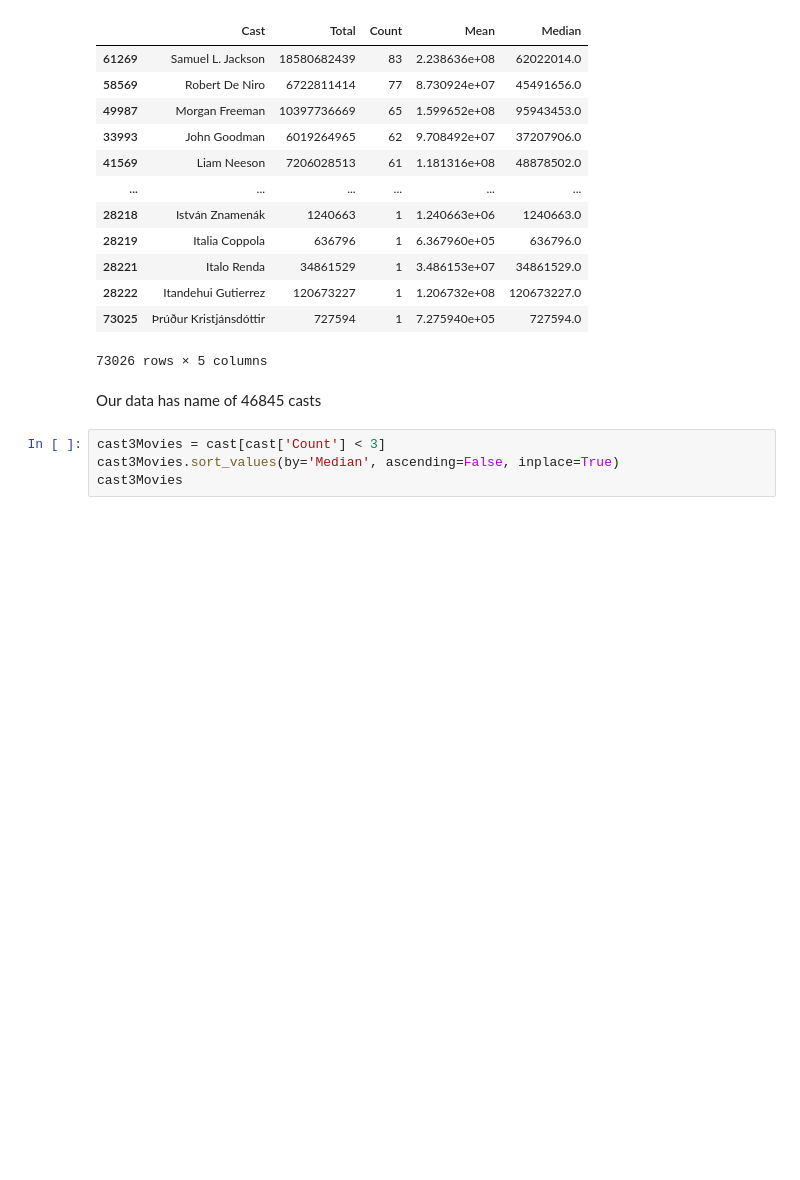
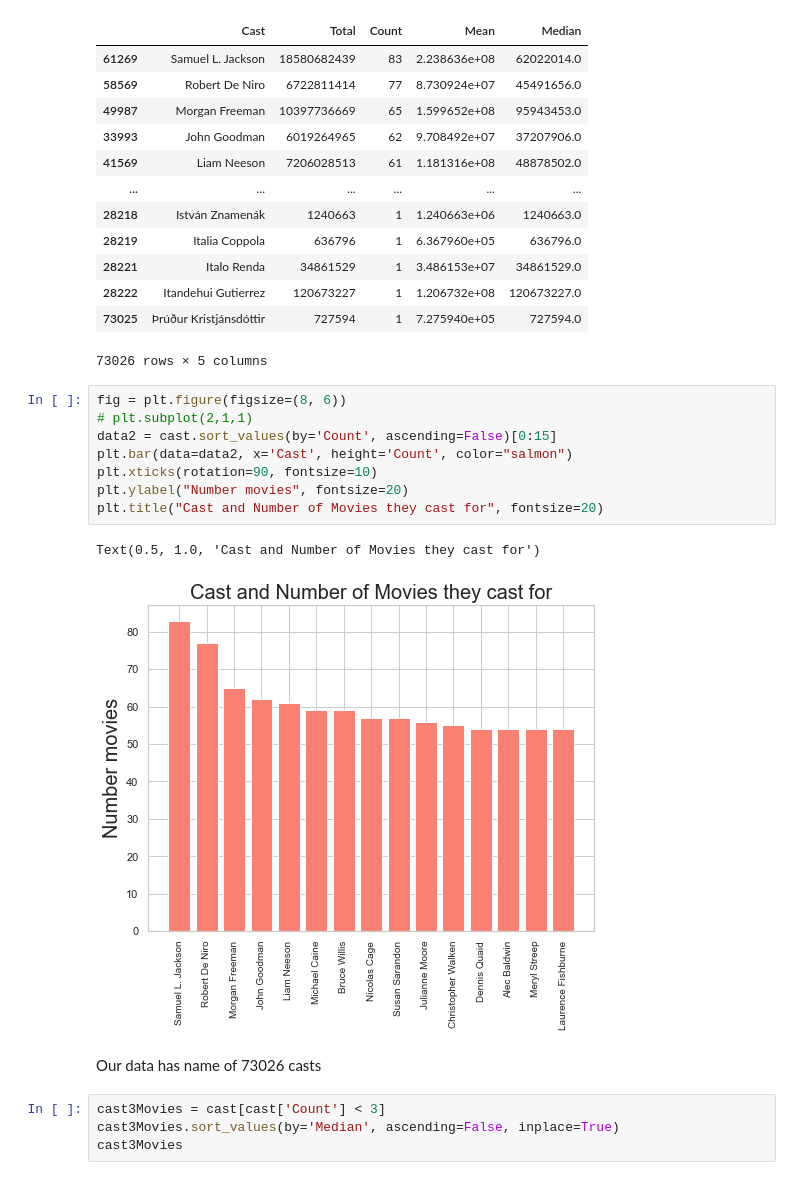
Before and after one commit to theobmgit/bor-prediction-analysis, a Jupyter notebook: notebook/ExploratoryAnalysis.ipynb, the cells around one changed output. Saved outputs shown, nothing was run; the diff lists cells and outputs as text; blank space fills up the shorter version.

```diff
--- a/notebook/ExploratoryAnalysis.ipynb
+++ b/notebook/ExploratoryAnalysis.ipynb
@@ -586,8 +604,19 @@ cast
 | 28222 | Itandehui Gutierrez | 120673227 | 1 | 1.206732e+08 | 120673227.0 |
 | 73025 | Þrúður Kristjánsdóttir | 727594 | 1 | 7.275940e+05 | 727594.0 |
 73026 rows × 5 columns
+# %%
+fig = plt.figure(figsize=(8, 6))
+# plt.subplot(2,1,1)
+data2 = cast.sort_values(by='Count', ascending=False)[0:15]
+plt.bar(data=data2, x='Cast', height='Count', color="salmon")
+plt.xticks(rotation=90, fontsize=10)
+plt.ylabel("Number movies", fontsize=20)
+plt.title("Cast and Number of Movies they cast for", fontsize=20)
+# %% [output]
+Text(0.5, 1.0, 'Cast and Number of Movies they cast for')
+[figure, added]
 # %% [markdown]
-Our data has name of 46845 casts
+Our data has name of 73026 casts
 # %%
 cast3Movies = cast[cast['Count'] < 3]
 cast3Movies.sort_values(by='Median', ascending=False, inplace=True)
```
Also changed, not shown: parts of 10 cells of this notebook.
